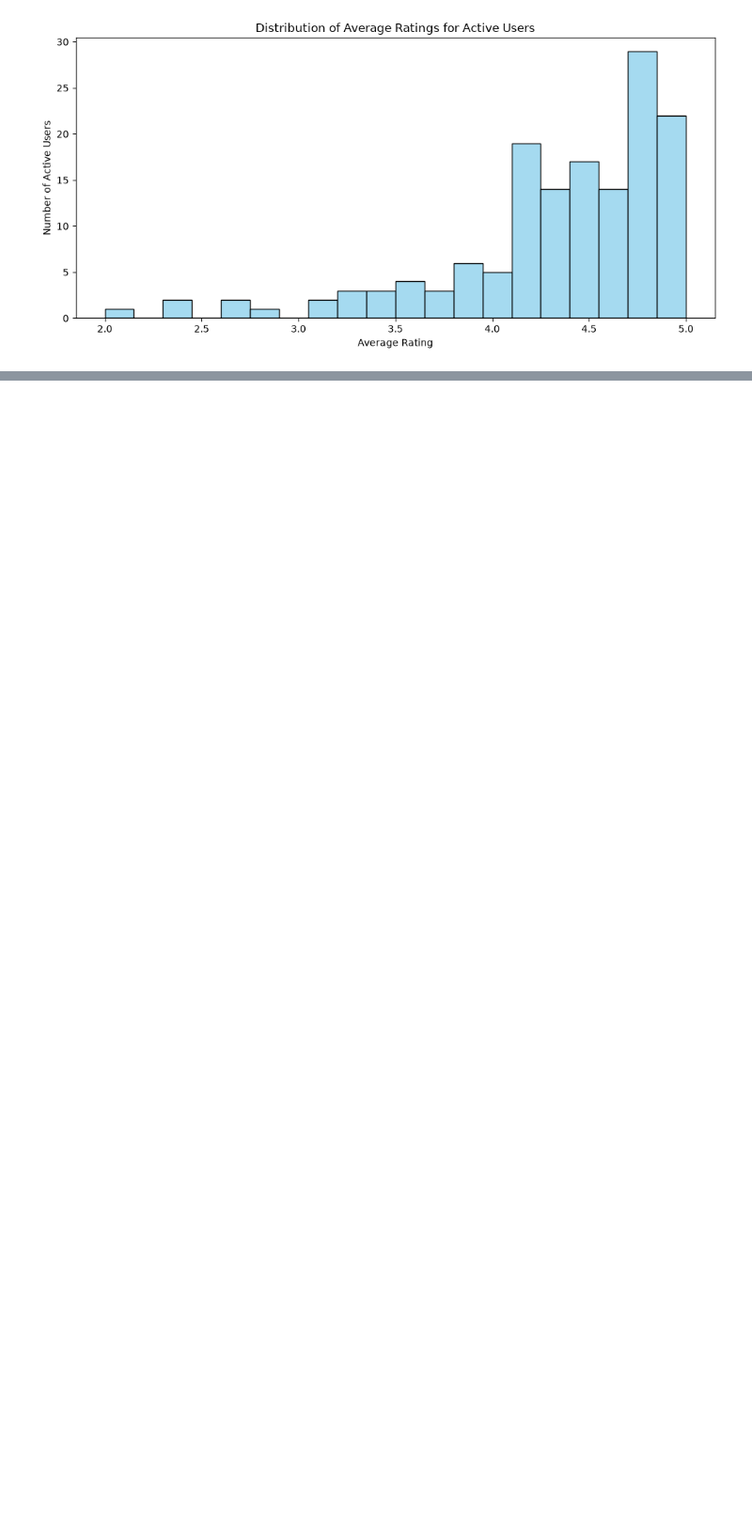
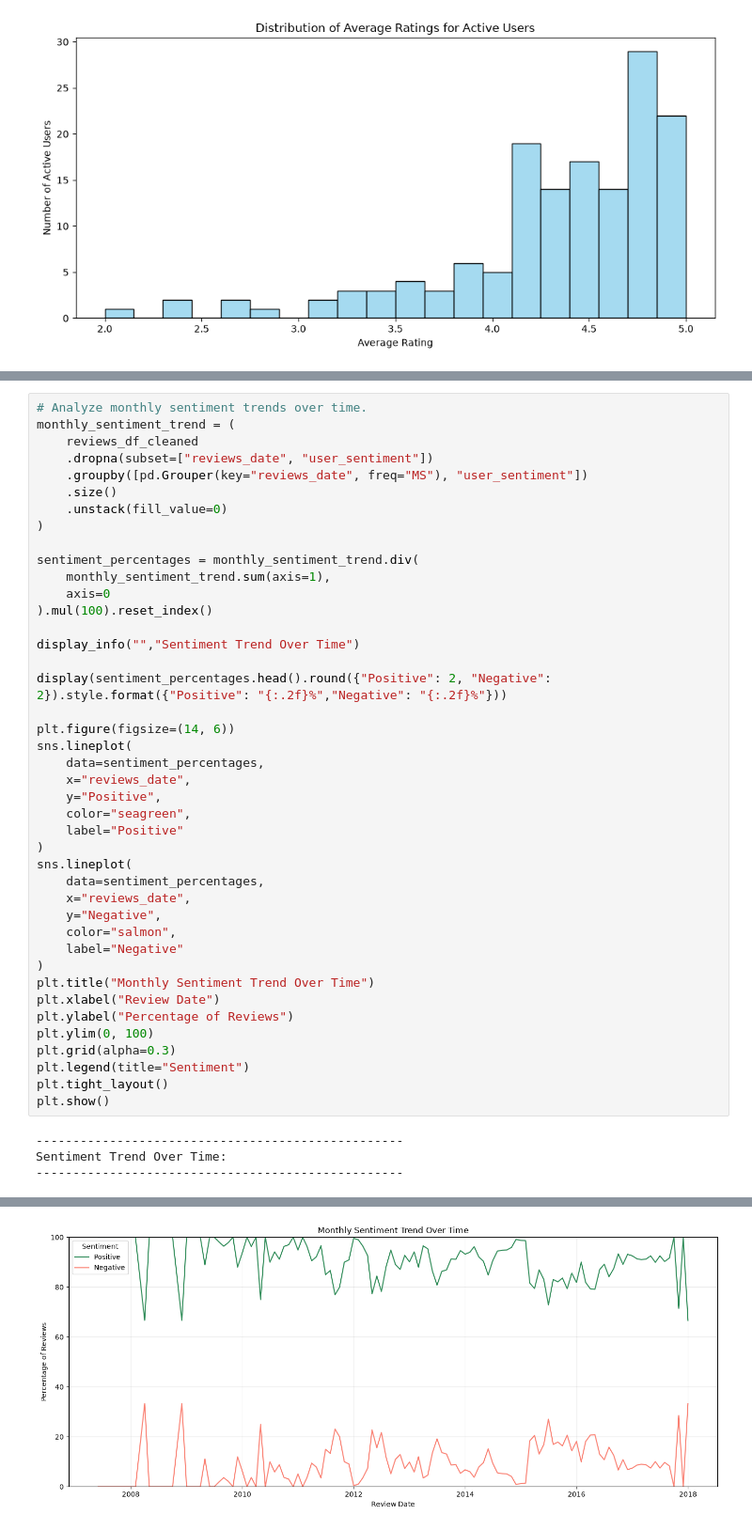
Before and after one commit to ujwalabhishek/sentiment-based-recommendation-system, a Jupyter notebook: main.ipynb, the cells around one changed output, grey strips where cells are left out. Shown at 94% size. Drawn from its saved outputs; the diff is of its cells as text; blank space fills up the shorter version.

```diff
--- a/main.ipynb
+++ b/main.ipynb
@@ -1667,0 +1908,46 @@ memory usage: 3.7 MB
+# %%
+# Analyze monthly sentiment trends over time.
+monthly_sentiment_trend = (
+    reviews_df_cleaned
+    .dropna(subset=["reviews_date", "user_sentiment"])
+    .groupby([pd.Grouper(key="reviews_date", freq="MS"), "user_sentiment"])
+    .size()
+    .unstack(fill_value=0)
+)
+
+sentiment_percentages = monthly_sentiment_trend.div(
+    monthly_sentiment_trend.sum(axis=1),
+    axis=0
+).mul(100).reset_index()
+
+display_info("","Sentiment Trend Over Time")
+
+display(sentiment_percentages.head().round({"Positive": 2, "Negative": 2}).style.format({"Positive": "{:.2f}%","Negative": "{:.2f}%"}))
+
+plt.figure(figsize=(14, 6))
+sns.lineplot(
+    data=sentiment_percentages,
+    x="reviews_date",
+    y="Positive",
+    color="seagreen",
+    label="Positive"
+)
+sns.lineplot(
+    data=sentiment_percentages,
+    x="reviews_date",
+    y="Negative",
+    color="salmon",
+    label="Negative"
+)
+plt.title("Monthly Sentiment Trend Over Time")
+plt.xlabel("Review Date")
+plt.ylabel("Percentage of Reviews")
+plt.ylim(0, 100)
+plt.grid(alpha=0.3)
+plt.legend(title="Sentiment")
+plt.tight_layout()
+plt.show()
+# %% [output]
+--------------------------------------------------
+Sentiment Trend Over Time:
+--------------------------------------------------
@@ -1667,0 +1960 @@ memory usage: 3.7 MB
+[figure, added]
```
Also changed, not shown: parts of 57 cells of this notebook, 38 other files.
